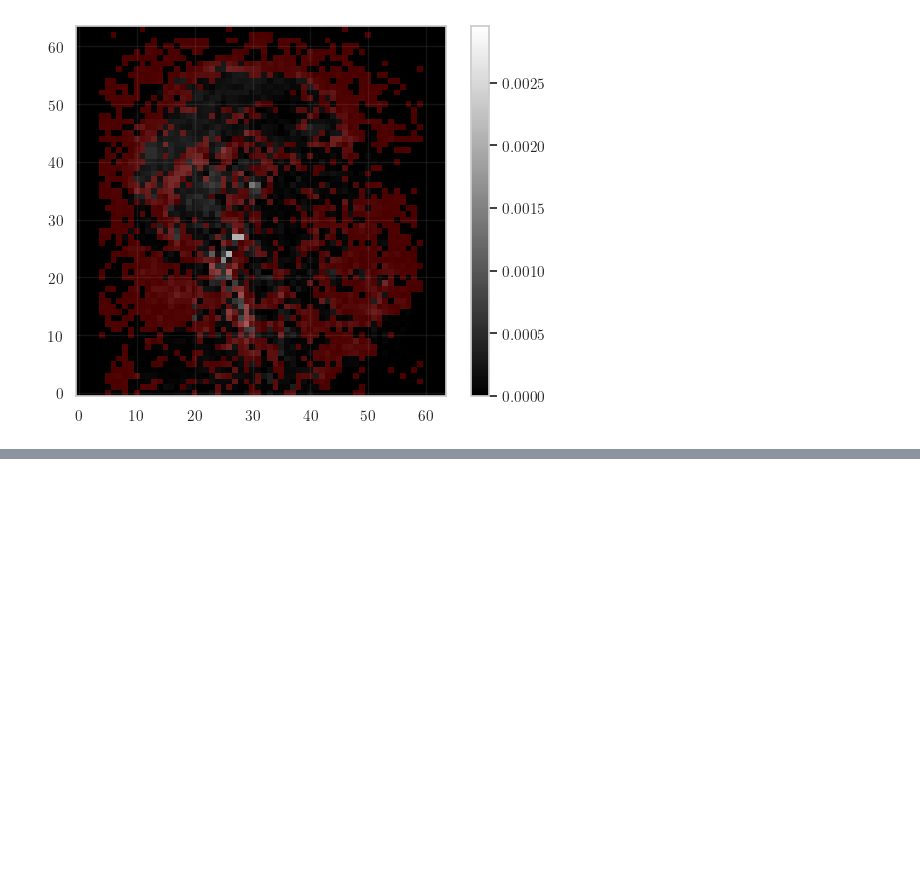
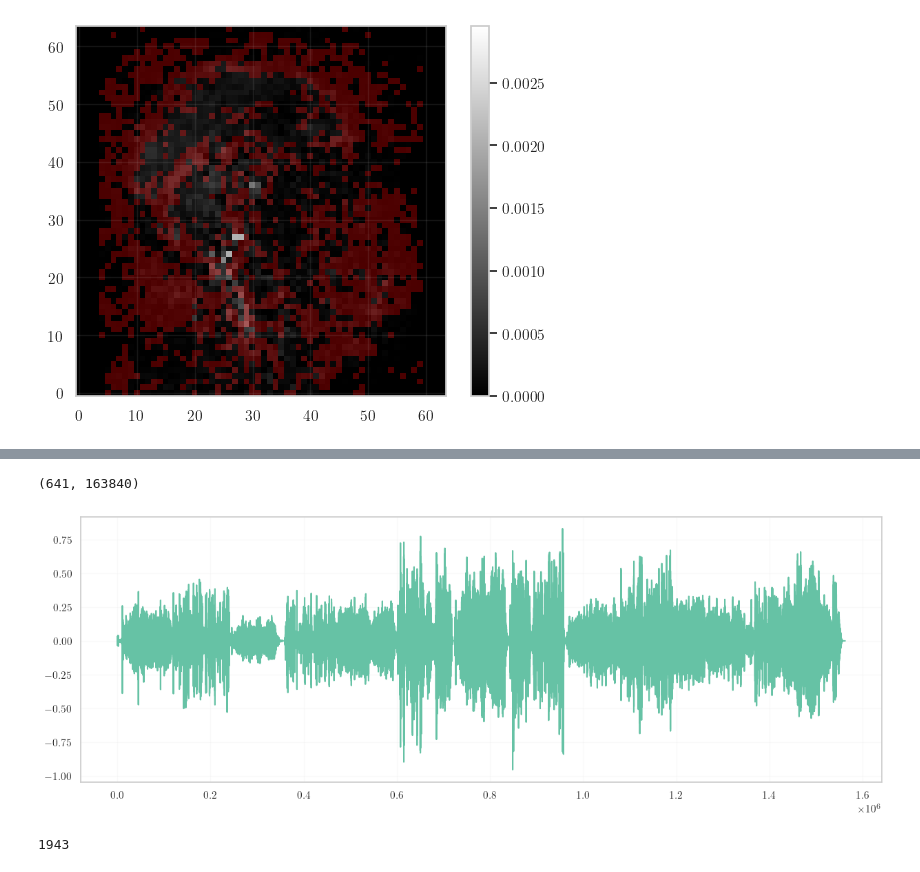
Before and after one commit to intsystems/2024-Project-117, a Jupyter notebook: code/main.ipynb, the cells around one changed output, grey strips where cells are left out. Drawn from its saved outputs; the diff is of its cells as text; code cells hidden in the pictures; blank space fills up the shorter version.

```diff
--- a/code/main.ipynb
+++ b/code/main.ipynb
@@ -1283,0 +1424,10 @@ DIFFERENCE
+# %%
+Y.shape
+# %% [output]
+(641, 163840)
+# %%
+plt.figure(figsize=(15, 5))
+plt.plot(x)
+plt.show()
+# %% [output]
+[figure, added]
@@ -1283,0 +1436,4 @@ DIFFERENCE
+# %%
+len(significant_indexes)
+# %% [output]
+1943
```
Also changed, not shown: parts of 37 cells of this notebook.
